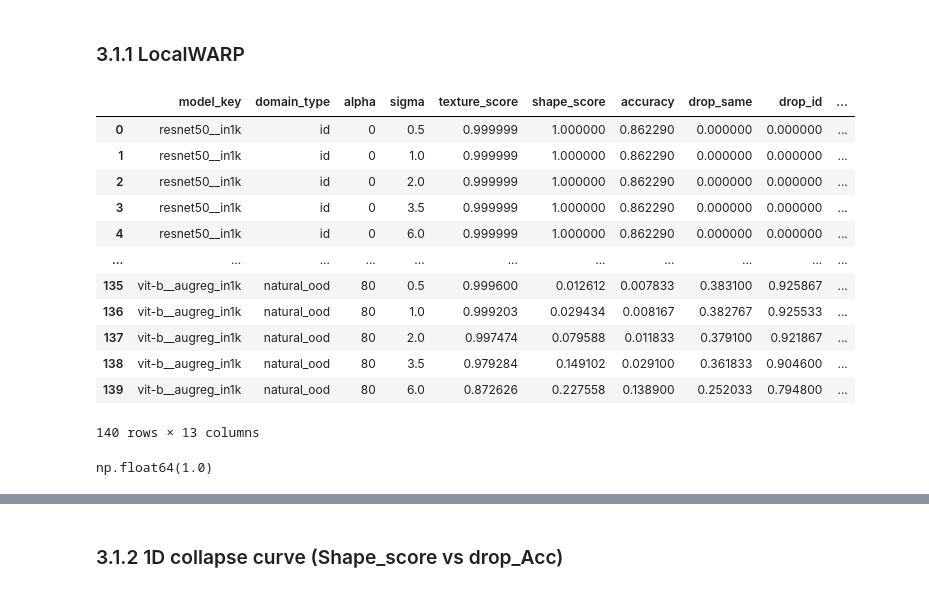
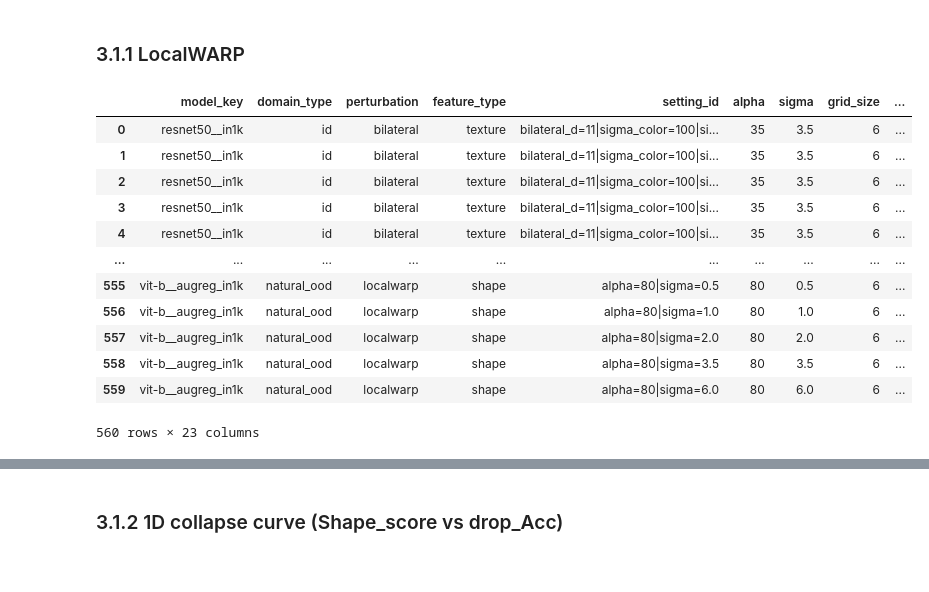
Before and after one commit to sdsdsdsdaf/Feature-Reliance, a Jupyter notebook: results_analysis.ipynb, the cells around one changed output, grey strips where cells are left out. Drawn from its saved outputs; the diff is of its cells as text; code cells hidden in the pictures.

```diff
--- a/results_analysis.ipynb
+++ b/results_analysis.ipynb
@@ -733,32 +897,55 @@ display(fixed_summary)
 # %% [markdown]
 ### 3.1.1 LocalWARP
 # %%
-lw_df = master_df[master_df["is_localwarp"] == True]
-lw_summary = (
-    lw_df
-    .groupby(["model_key", "domain_type", "alpha", "sigma"])[
-        ["texture_score", "shape_score", "accuracy", "drop_same", "drop_id", "js", "cka", "relative_accuracy", "feature_reliance"]
+sweep_df = master_df[master_df["is_sweep"] == True].copy()
+
+sweep_summary = (
+    sweep_df
+    .groupby([
+        "model_key",
+        "domain_type",
+        "perturbation",
+        "feature_type",
+        "setting_id",
+        "alpha",
+        "sigma",
+        "grid_size",
+        "bilateral_d",
+        "sigma_color",
+        "sigma_space",
+        "gaussian_k",
+        "gaussian_sigma",
+        "gray_alpha",
+    ], dropna=False)[
+        [
+            "texture_score",
+            "shape_score",
+            "accuracy",
+            "drop_same",
+            "drop_id",
+            "js",
+            "cka",
+            "relative_accuracy",
+            "feature_reliance",
+        ]
     ]
     .mean()
     .reset_index()
 )
-lw_summary["relative_accuracy"] = lw_summary["relative_accuracy"].clip(0, 1) # ensure relative accuracy is in [0, 1] 현재 1% 초과인 noisy 데이터 존재
-display(lw_summary)
+
+sweep_summary["relative_accuracy"] = sweep_summary["relative_accuracy"].clip(0, 1) # ensure relative accuracy is in [0, 1] 현재 1% 초과인 noisy 데이터 존재
+display(sweep_summary)
 # %% [output]
-|  | model_key | domain_type | alpha | sigma | texture_score | shape_score | accuracy | drop_same | drop_id | ... |
-| 0 | resnet50__in1k | id | 0 | 0.5 | 0.999999 | 1.000000 | 0.862290 | 0.000000 | 0.000000 | ... |
-| 1 | resnet50__in1k | id | 0 | 1.0 | 0.999999 | 1.000000 | 0.862290 | 0.000000 | 0.000000 | ... |
-| 2 | resnet50__in1k | id | 0 | 2.0 | 0.999999 | 1.000000 | 0.862290 | 0.000000 | 0.000000 | ... |
-| 3 | resnet50__in1k | id | 0 | 3.5 | 0.999999 | 1.000000 | 0.862290 | 0.000000 | 0.000000 | ... |
-| 4 | resnet50__in1k | id | 0 | 6.0 | 0.999999 | 1.000000 | 0.862290 | 0.000000 | 0.000000 | ... |
-| ... | ... | ... | ... | ... | ... | ... | ... | ... | ... | ... |
-| 135 | vit-b__augreg_in1k | natural_ood | 80 | 0.5 | 0.999600 | 0.012612 | 0.007833 | 0.383100 | 0.925867 | ... |
-| 136 | vit-b__augreg_in1k | natural_ood | 80 | 1.0 | 0.999203 | 0.029434 | 0.008167 | 0.382767 | 0.925533 | ... |
-| 137 | vit-b__augreg_in1k | natural_ood | 80 | 2.0 | 0.997474 | 0.079588 | 0.011833 | 0.379100 | 0.921867 | ... |
-| 138 | vit-b__augreg_in1k | natural_ood | 80 | 3.5 | 0.979284 | 0.149102 | 0.029100 | 0.361833 | 0.904600 | ... |
-| 139 | vit-b__augreg_in1k | natural_ood | 80 | 6.0 | 0.872626 | 0.227558 | 0.138900 | 0.252033 | 0.794800 | ... |
+|  | model_key | domain_type | perturbation | feature_type | setting_id | alpha | sigma | grid_size | ... |
+| 0 | resnet50__in1k | id | bilateral | texture | bilateral_d=11|sigma_color=100|si... | 35 | 3.5 | 6 | ... |
+| 1 | resnet50__in1k | id | bilateral | texture | bilateral_d=11|sigma_color=100|si... | 35 | 3.5 | 6 | ... |
+| 2 | resnet50__in1k | id | bilateral | texture | bilateral_d=11|sigma_color=100|si... | 35 | 3.5 | 6 | ... |
+| 3 | resnet50__in1k | id | bilateral | texture | bilateral_d=11|sigma_color=100|si... | 35 | 3.5 | 6 | ... |
+| 4 | resnet50__in1k | id | bilateral | texture | bilateral_d=11|sigma_color=100|si... | 35 | 3.5 | 6 | ... |
+| ... | ... | ... | ... | ... | ... | ... | ... | ... | ... |
+| 555 | vit-b__augreg_in1k | natural_ood | localwarp | shape | alpha=80|sigma=0.5 | 80 | 0.5 | 6 | ... |
+| 556 | vit-b__augreg_in1k | natural_ood | localwarp | shape | alpha=80|sigma=1.0 | 80 | 1.0 | 6 | ... |
+| 557 | vit-b__augreg_in1k | natural_ood | localwarp | shape | alpha=80|sigma=2.0 | 80 | 2.0 | 6 | ... |
+| 558 | vit-b__augreg_in1k | natural_ood | localwarp | shape | alpha=80|sigma=3.5 | 80 | 3.5 | 6 | ... |
+| 559 | vit-b__augreg_in1k | natural_ood | localwarp | shape | alpha=80|sigma=6.0 | 80 | 6.0 | 6 | ... |
-140 rows × 13 columns
+560 rows × 23 columns
-# %%
-lw_summary['relative_accuracy'].max()
-# %% [output]
-np.float64(1.0)
```
Also changed, not shown: parts of 27 cells of this notebook, 5 other files.
